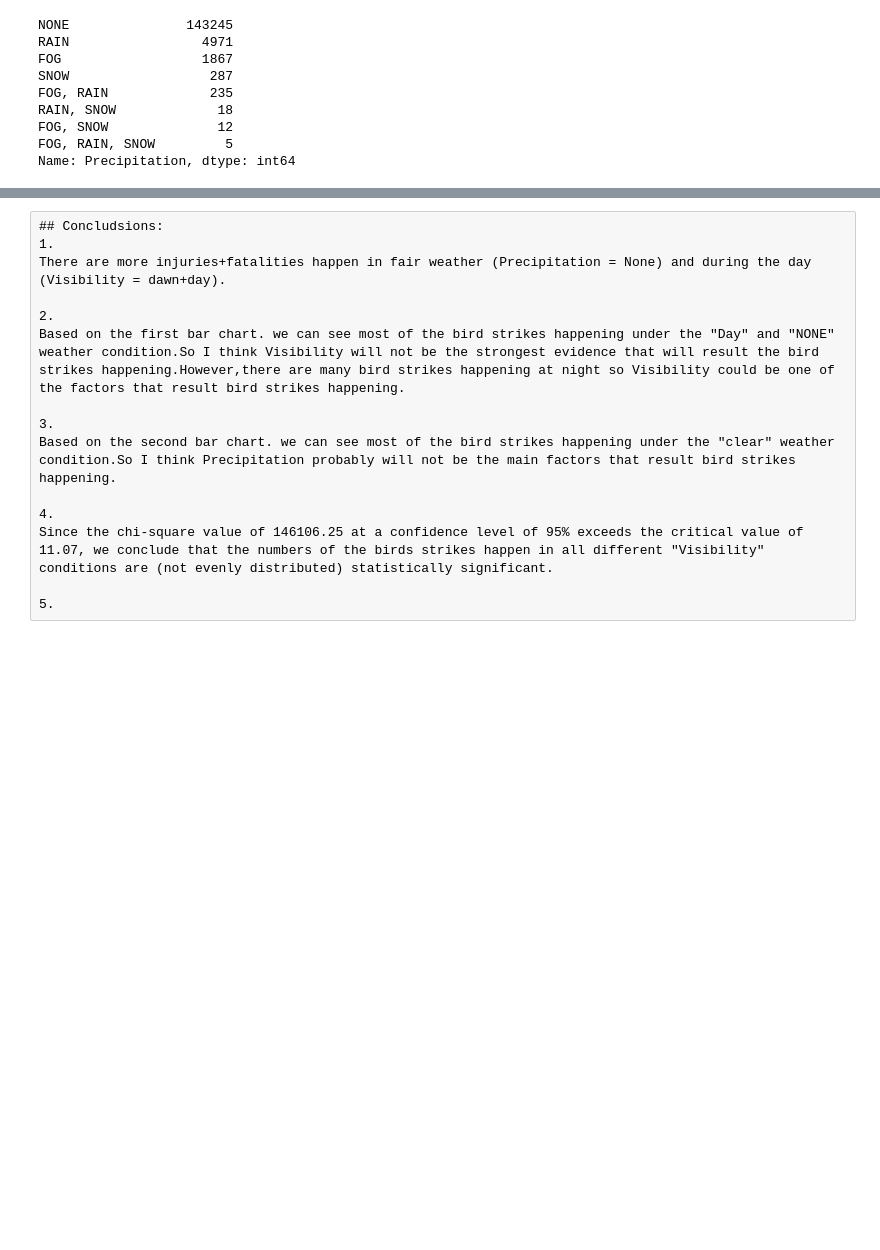
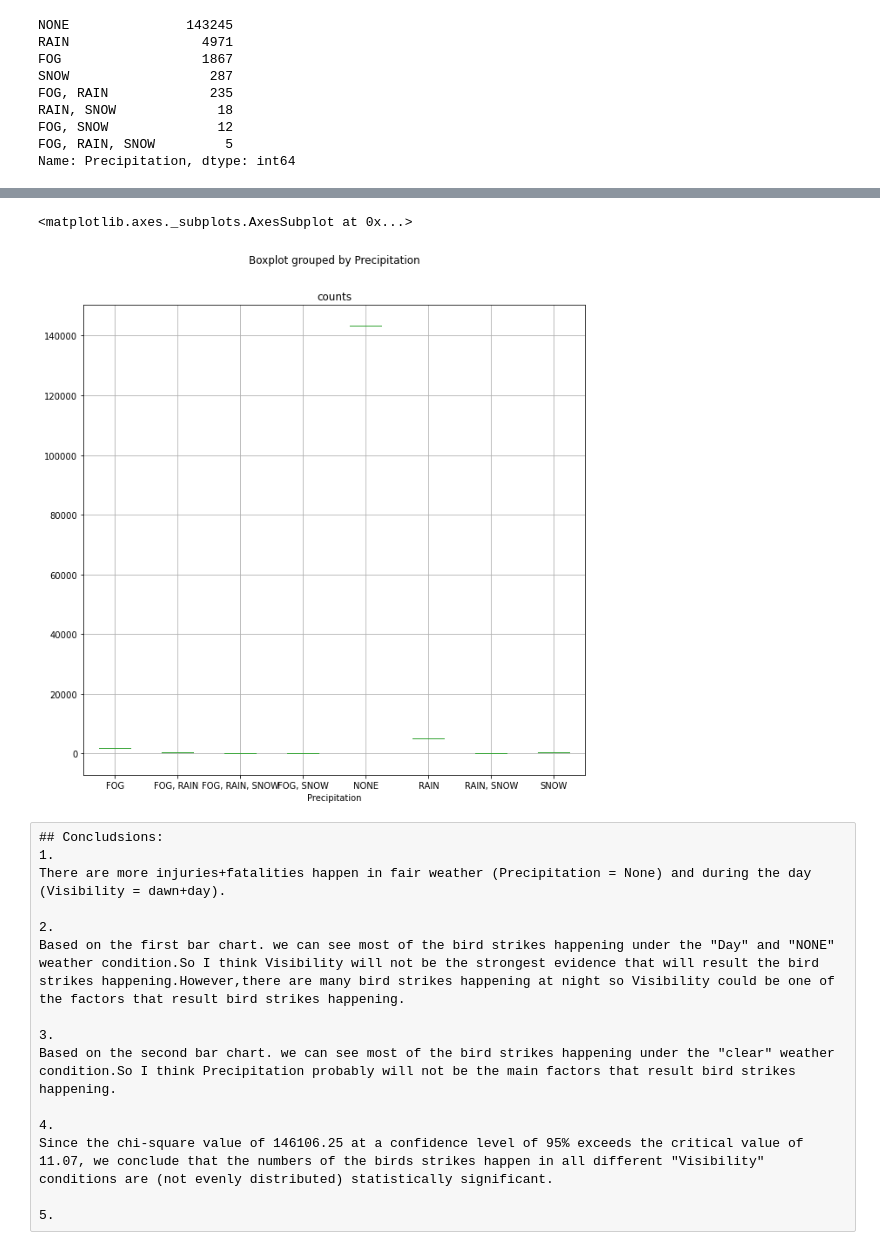
Before and after one commit to kplam624/Birds-Plane-Incident-Analysis, a Jupyter notebook: Birds vs. Planes.ipynb, the cells around one changed output, grey strips where cells are left out. Saved outputs shown, nothing was run; the diff lists cells and outputs as text; code cells hidden in the pictures; blank space fills up the shorter version.

```diff
--- a/Birds vs. Planes.ipynb
+++ b/Birds vs. Planes.ipynb
@@ -337,10 +337,6 @@ Y=[143245,4971,1867,287,235,18,12,5]
 # %%
-df1 = pd.DataFrame({'NONE': ['143245'],
-                    'RAIN': ['4971'],
-                    'FOG': ['1867'],
-                    'SNOW': ['287']
-                    'FOG, RAIN': ['235']
-                    'RAIN, SNOW': ['18']
-                   'FOG, SNOW': ['12']
-                   'FOG, RAIN, SNOW': ['5']},
-                    index=[0, 1, 2, 3,4,5,6,7])
+Pre = pd.DataFrame({
+    "Precipitation": ["NONE","RAIN","FOG","SNOW","FOG, RAIN ","RAIN, SNOW","FOG, SNOW","FOG, RAIN, SNOW"],
+    "counts": [143245,4971,1867,287,235,18,12,5],
+})
+Pre
@@ -347,5 +353,8 @@ df1 = pd.DataFrame({'NONE': ['143245'],
 # %%
 # Create a boxplot to compare means
-Pre.boxplot("Pain", by="HairColour", figsize=(20, 10))
+Pre.boxplot("counts", by="Precipitation", figsize=(10, 10))
+# %% [output]
+<matplotlib.axes._subplots.AxesSubplot at 0x...>
+[figure, added]
 # %%
 # Extract individual groups
```
Also changed, not shown: parts of 3 cells of this notebook.
